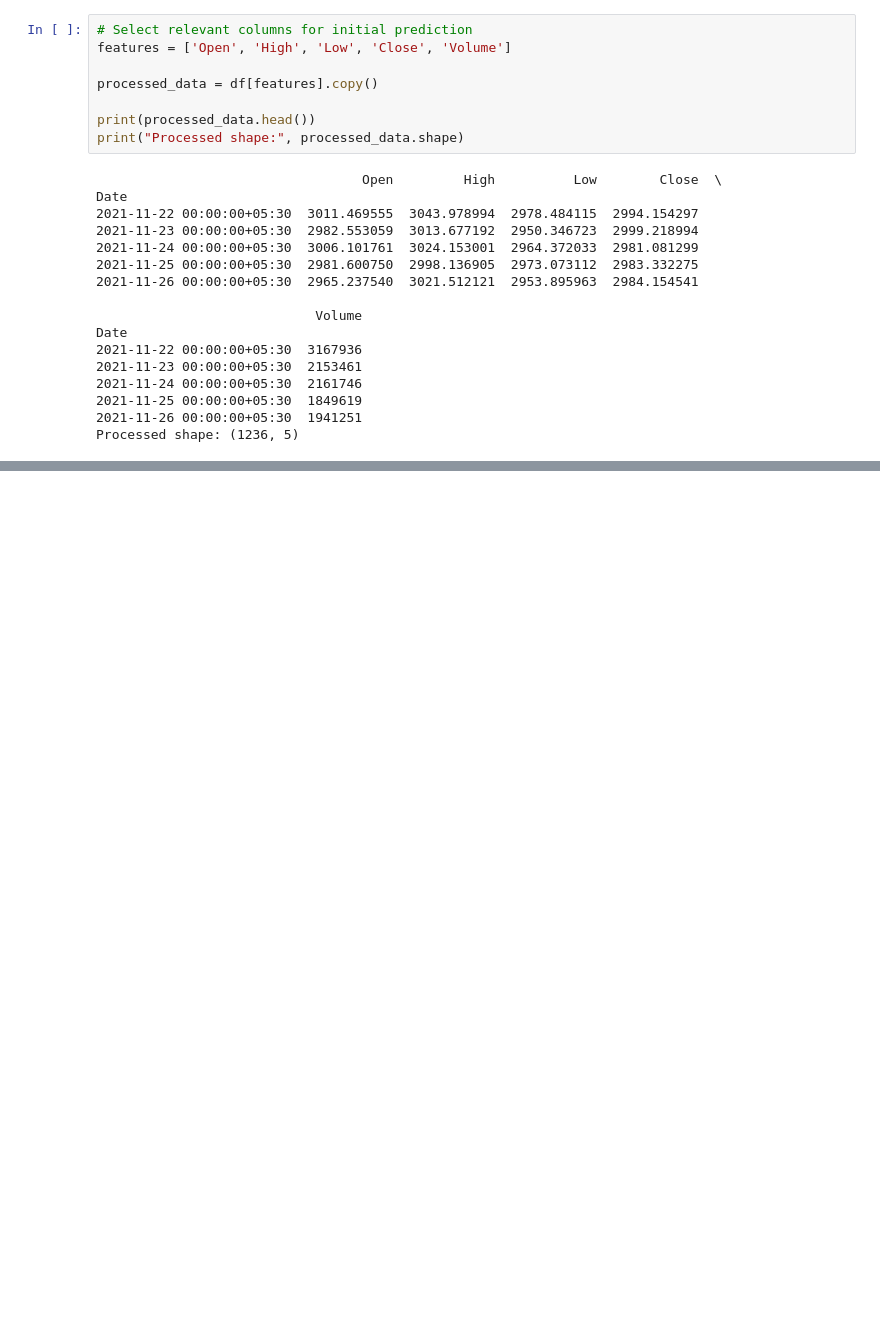
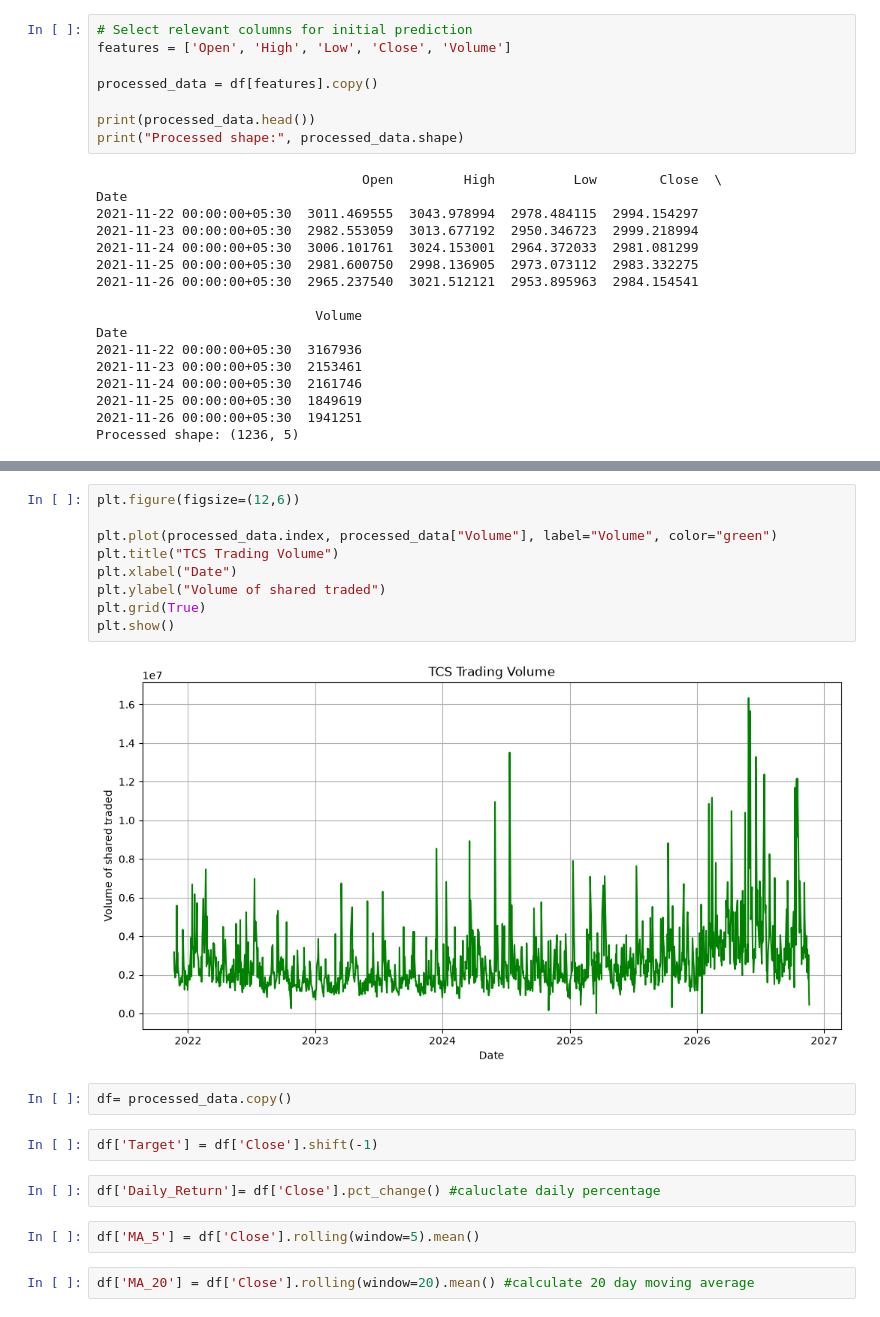
Before and after one commit to Pradipta44jpg/stock-price-predictor-ml, a Jupyter notebook: notebooks/stock_analysis.ipynb, the cells around one changed output, grey strips where cells are left out. Cells and saved outputs as stored; diff of their text form; blank space fills up the shorter version.

```diff
--- a/notebooks/stock_analysis.ipynb
+++ b/notebooks/stock_analysis.ipynb
@@ -174,0 +211,21 @@ print("Preprocessed dataset saved successfully!")
+# %%
+plt.figure(figsize=(12,6))
+
+plt.plot(processed_data.index, processed_data["Volume"], label="Volume", color="green")
+plt.title("TCS Trading Volume")
+plt.xlabel("Date")
+plt.ylabel("Volume of shared traded")
+plt.grid(True)
+plt.show()
+# %% [output]
+[figure, added]
+# %%
+df= processed_data.copy()
+# %%
+df['Target'] = df['Close'].shift(-1)
+# %%
+df['Daily_Return']= df['Close'].pct_change() #caluclate daily percentage
+# %%
+df['MA_5'] = df['Close'].rolling(window=5).mean()
+# %%
+df['MA_20'] = df['Close'].rolling(window=20).mean() #calculate 20 day moving average
```
Also changed, not shown: parts of 6 cells of this notebook.
